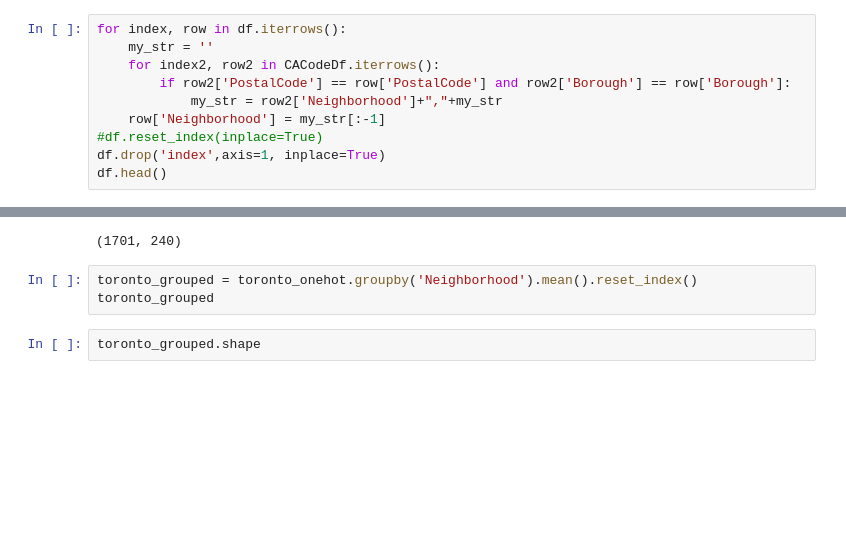
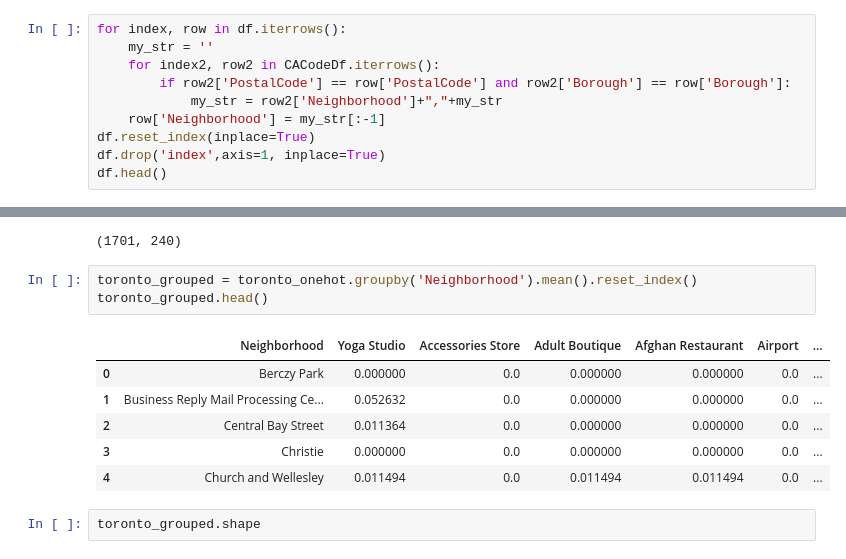
Before and after one commit to IreneCh25/Capstone-Project-Repository, a Jupyter notebook: W3Assignment_part3.ipynb, the cells around one changed output, grey strips where cells are left out. Saved outputs shown, nothing was run; the diff lists cells and outputs as text; blank space fills up the shorter version.

```diff
--- a/W3Assignment_part3.ipynb
+++ b/W3Assignment_part3.ipynb
@@ -83,7 +108,7 @@ for index, row in df.iterrows():
         if row2['PostalCode'] == row['PostalCode'] and row2['Borough'] == row['Borough']:
             my_str = row2['Neighborhood']+","+my_str
     row['Neighborhood'] = my_str[:-1]
-#df.reset_index(inplace=True)
+df.reset_index(inplace=True)
 df.drop('index',axis=1, inplace=True)
 df.head()
 # %% [output]
@@ -432,7 +515,14 @@ toronto_onehot.shape
 (1701, 240)
 # %%
 toronto_grouped = toronto_onehot.groupby('Neighborhood').mean().reset_index()
-toronto_grouped
+toronto_grouped.head()
+# %% [output]
+|  | Neighborhood | Yoga Studio | Accessories Store | Adult Boutique | Afghan Restaurant | Airport | ... |
+| 0 | Berczy Park | 0.000000 | 0.0 | 0.000000 | 0.000000 | 0.0 | ... |
+| 1 | Business Reply Mail Processing Ce... | 0.052632 | 0.0 | 0.000000 | 0.000000 | 0.0 | ... |
+| 2 | Central Bay Street | 0.011364 | 0.0 | 0.000000 | 0.000000 | 0.0 | ... |
+| 3 | Christie | 0.000000 | 0.0 | 0.000000 | 0.000000 | 0.0 | ... |
+| 4 | Church and Wellesley | 0.011494 | 0.0 | 0.011494 | 0.011494 | 0.0 | ... |
 # %%
 toronto_grouped.shape
 # %% [output]
```
Also changed, not shown: parts of 31 cells of this notebook.
